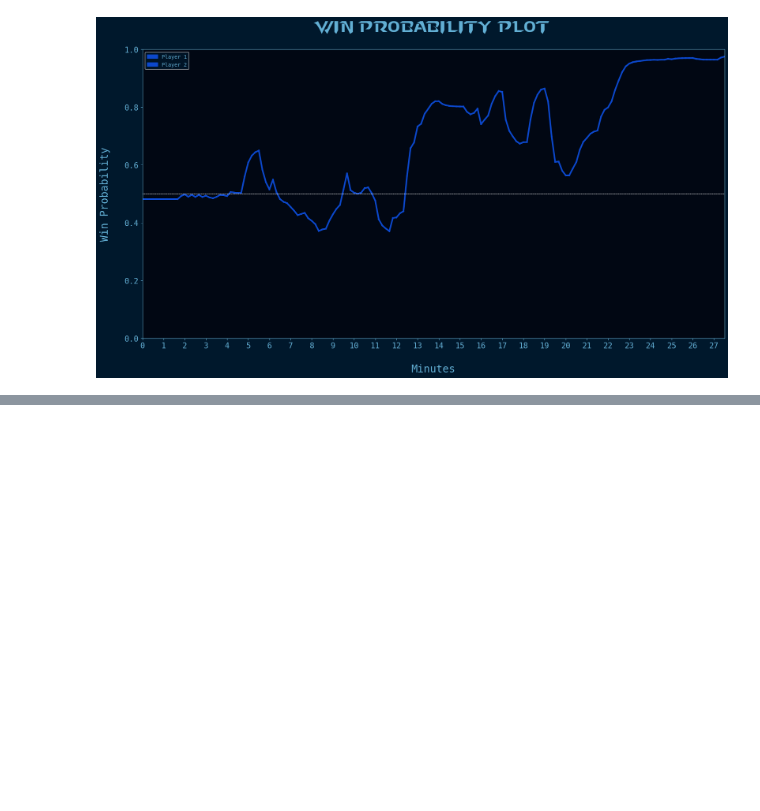
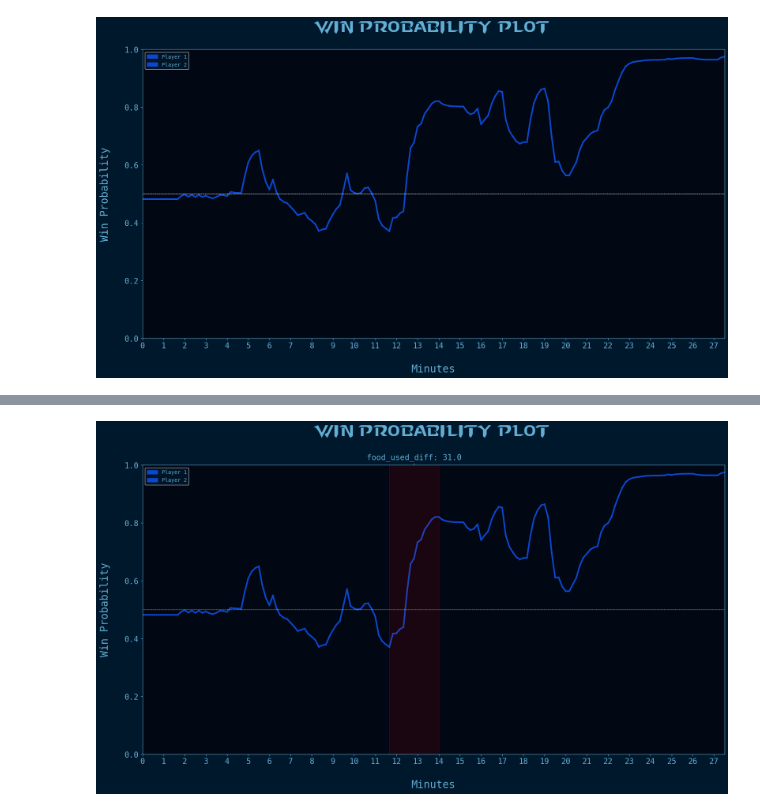
Before and after one commit to nedwebster/starcraft_predictor, a Jupyter notebook: example_notebooks/example_api.ipynb, the cells around one changed output, grey strips where cells are left out. Cells and saved outputs as stored; diff of their text form; code cells hidden in the pictures; blank space fills up the shorter version.

```diff
--- a/example_notebooks/example_api.ipynb
+++ b/example_notebooks/example_api.ipynb
@@ -13,0 +16,7 @@ scp.api.evaluate_replay(path="../example_data/example_replay.SC2Replay")
+# %%
+scp.api.evaluate_replay(
+    path="../example_data/example_replay.SC2Replay",
+    moment=True,
+)
+# %% [output]
+[figure, added]
```
Also changed, not shown: parts of 1 cell of this notebook, 3 other files.
